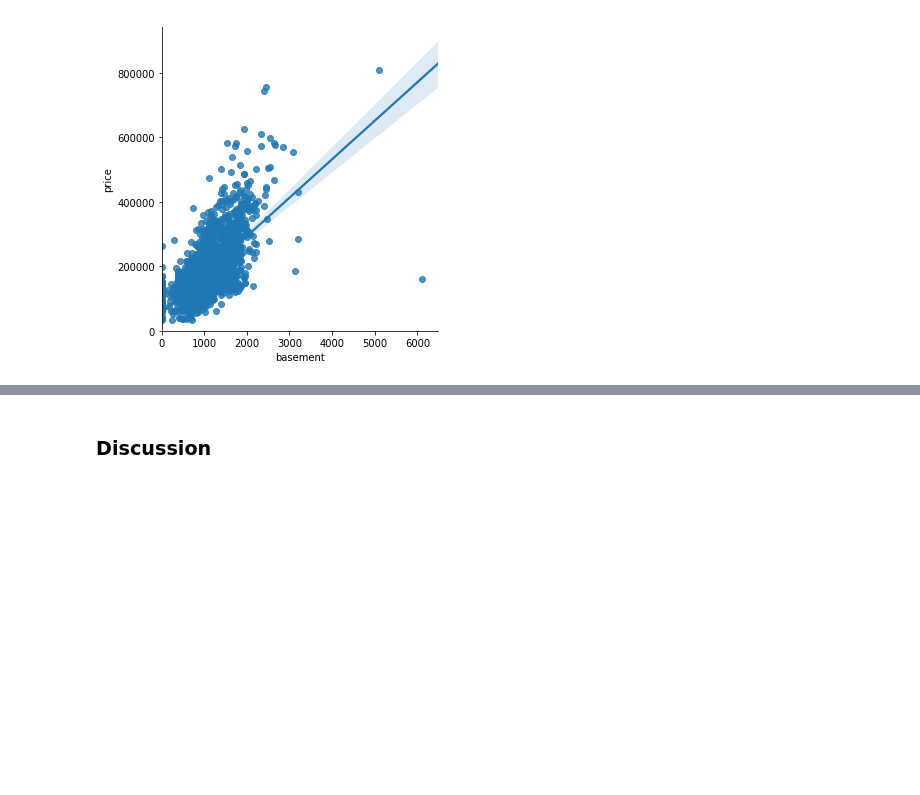
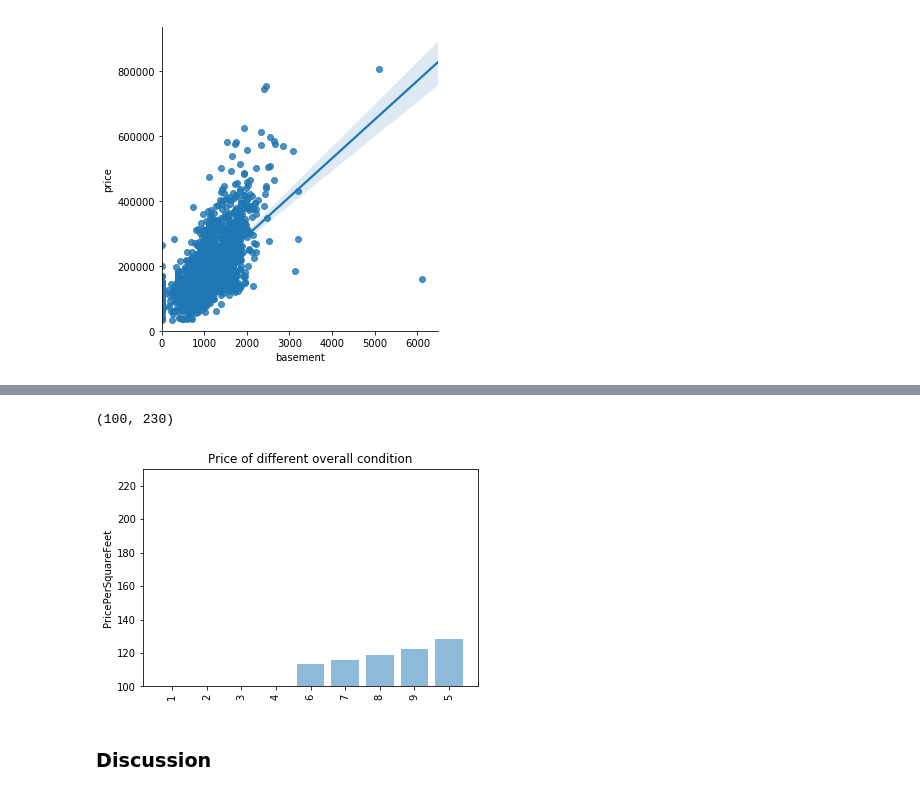
Before and after one commit to muh005/Housing-Price-Analysis, a Jupyter notebook: FinalProject.ipynb, the cells around one changed output, grey strips where cells are left out. Cells and saved outputs as stored; diff of their text form; code cells hidden in the pictures; blank space fills up the shorter version.

```diff
--- a/FinalProject.ipynb
+++ b/FinalProject.ipynb
@@ -90,7 +90,7 @@ df['PricePerSquare'] = df['SalePrice']/df['GrLivArea']
 # %% [markdown]
 **Data cleaning**: For this part, we dropped columns such as landslope, roofstyle, because those columns are very detail features, not interpretable, or contain too much unspecified values.
 # %%
-df = df[['YearBuilt', 'Neighborhood', 'SaleType', 'TotalBsmtSF', 'GrLivArea', 'OverallQual', 'SalePrice', 'PricePerSquare']]
+df = df[['YearBuilt', 'Neighborhood', 'SaleType', 'TotalBsmtSF', 'GrLivArea', 'OverallQual', 'OverallCond', 'SalePrice', 'PricePerSquare']]
 # %% [markdown]
 Then, we want to check if the data for PricePerSquare is normal.
 # %%
@@ -348,3 +377,19 @@ plt.show()
+# %%
+avg = []
+x = df['OverallCond'].unique()
+for type in df['OverallCond'].unique():
+    avg.append(df[df['OverallCond'] == type]['PricePerSquare'].mean())
+avg, x = zip(*sorted(zip(avg, x)))
+y_pos = np.arange(len(x))
+plt.bar(y_pos, avg, align='center', alpha=0.5)
+plt.xticks(y_pos,  x, rotation = 90)
+plt.ylabel('PricePerSquareFeet')
+plt.title('Price of different overall condition')
+axes = plt.gca()
+axes.set_ylim([100,230])
+# %% [output]
+(100, 230)
+[figure, added]
 # %% [markdown]
 ### Discussion
 # %% [markdown]
```
Also changed, not shown: parts of 8 cells of this notebook.
